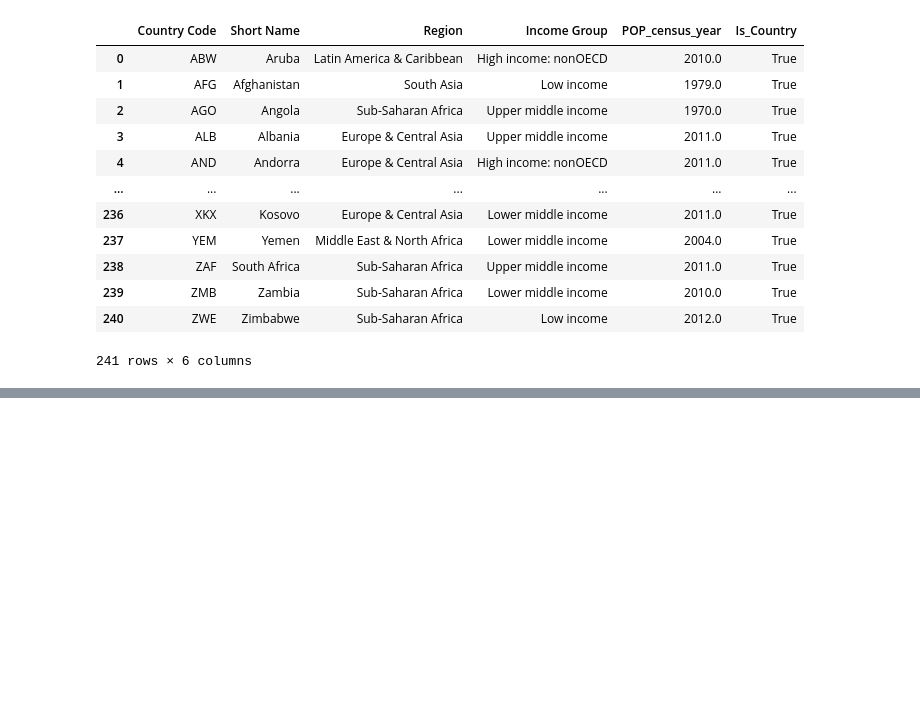
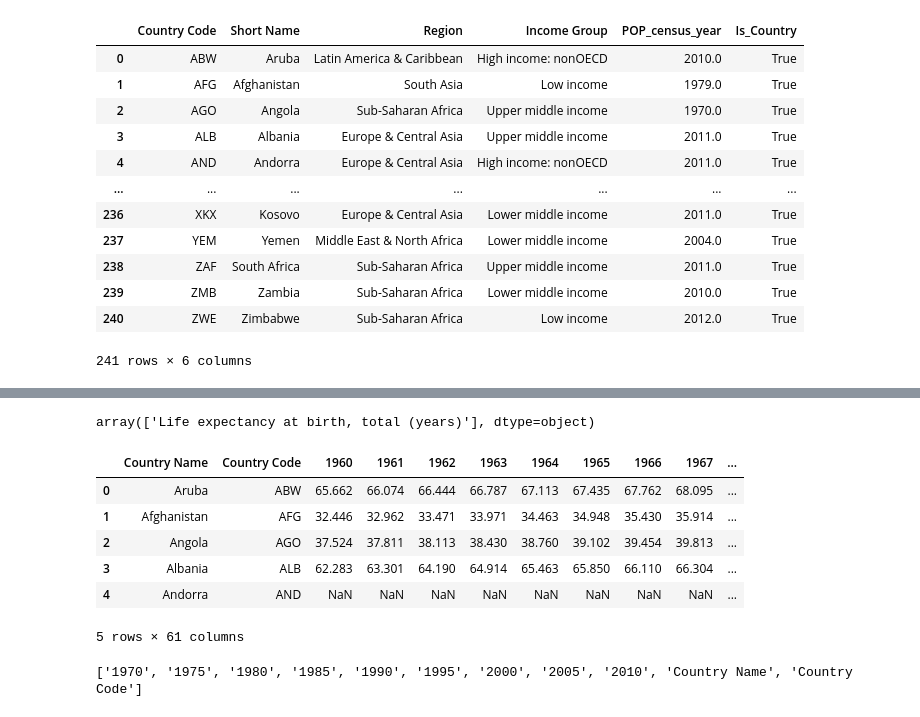
Before and after one commit to MagdaW19/Cleaning-Data, a Jupyter notebook: education/Data-Cleaning.ipynb, the cells around one changed output, grey strips where cells are left out. Drawn from its saved outputs; the diff is of its cells as text; code cells hidden in the pictures; blank space fills up the shorter version.

Commit message:
Cleaned and merged data files. File education_level.csv with needed info created

```diff
--- a/education/Data-Cleaning.ipynb
+++ b/education/Data-Cleaning.ipynb
@@ -38,6 +40,8 @@ os.listdir(processed_data)
 ed_data = 'ed_data.csv'
 countries = 'countries_info.csv'
 data_info = 'data_explain.csv'
+data_pop = 'POP.csv'
+data_le = 'life_expectancy.csv'
 # %% [markdown]
 ## Data Exploration
 # %%
@@ -186,0 +309,24 @@ df_off[df_off['Is_Country']].to_csv(os.path.join(clean_data, 'education_level.cs
+# %%
+df_le = pd.read_csv(os.path.join(processed_data, data_le))
+# %%
+df_le['Indicator Name'].unique()
+# %% [output]
+array(['Life expectancy at birth, total (years)'], dtype=object)
+# %%
+df_le.drop(columns=['Indicator Name', 'Indicator Code'], inplace=True)
+# %%
+df_le.head()
+# %% [output]
+|  | Country Name | Country Code | 1960 | 1961 | 1962 | 1963 | 1964 | 1965 | 1966 | 1967 | ... |
+| 0 | Aruba | ABW | 65.662 | 66.074 | 66.444 | 66.787 | 67.113 | 67.435 | 67.762 | 68.095 | ... |
+| 1 | Afghanistan | AFG | 32.446 | 32.962 | 33.471 | 33.971 | 34.463 | 34.948 | 35.430 | 35.914 | ... |
+| 2 | Angola | AGO | 37.524 | 37.811 | 38.113 | 38.430 | 38.760 | 39.102 | 39.454 | 39.813 | ... |
+| 3 | Albania | ALB | 62.283 | 63.301 | 64.190 | 64.914 | 65.463 | 65.850 | 66.110 | 66.304 | ... |
+| 4 | Andorra | AND | NaN | NaN | NaN | NaN | NaN | NaN | NaN | NaN | ... |
+5 rows × 61 columns
+# %%
+years = df_off.Year.unique().tolist()
+years.extend(['Country Name','Country Code'])
+print(years)
+# %% [output]
+['1970', '1975', '1980', '1985', '1990', '1995', '2000', '2005', '2010', 'Country Name', 'Country Code']
```
Also changed, not shown: parts of 25 cells of this notebook, 2 other files.
